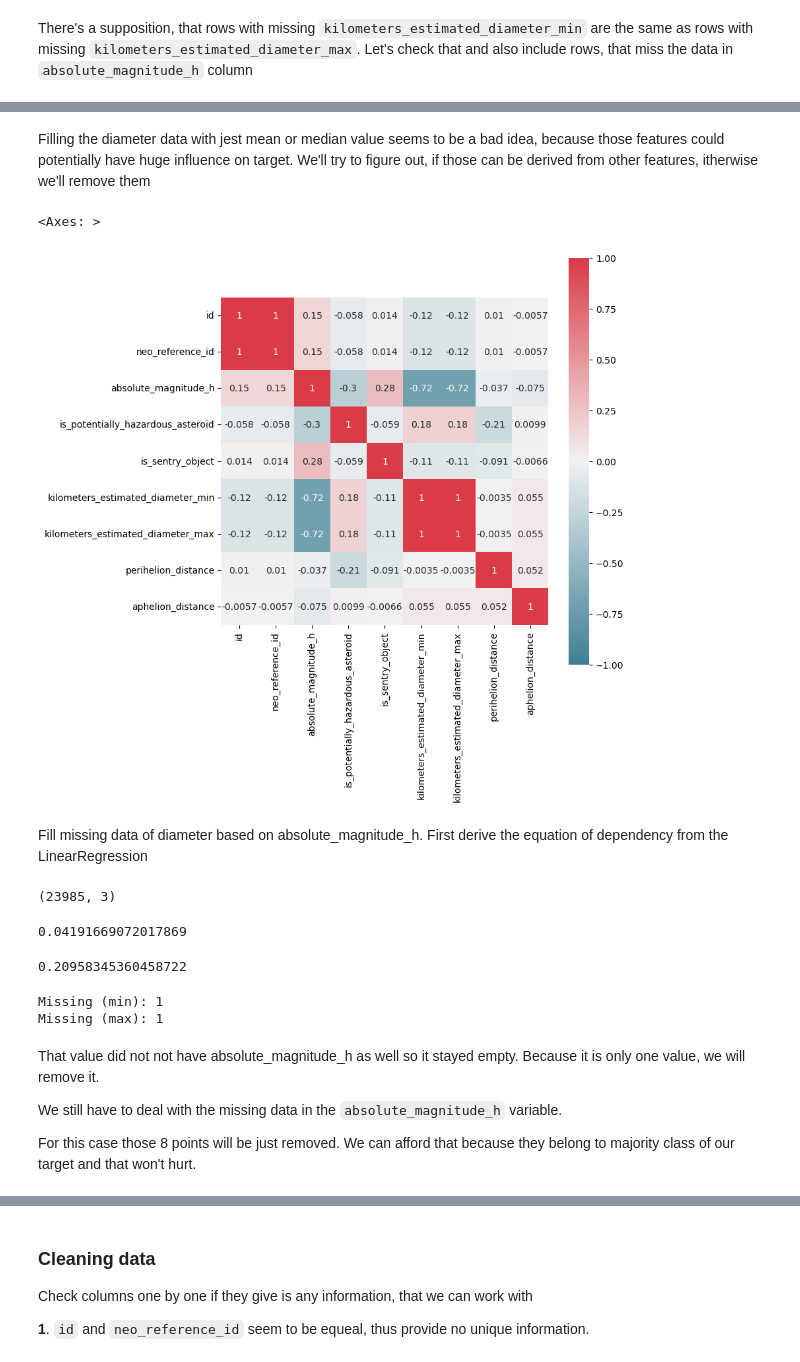
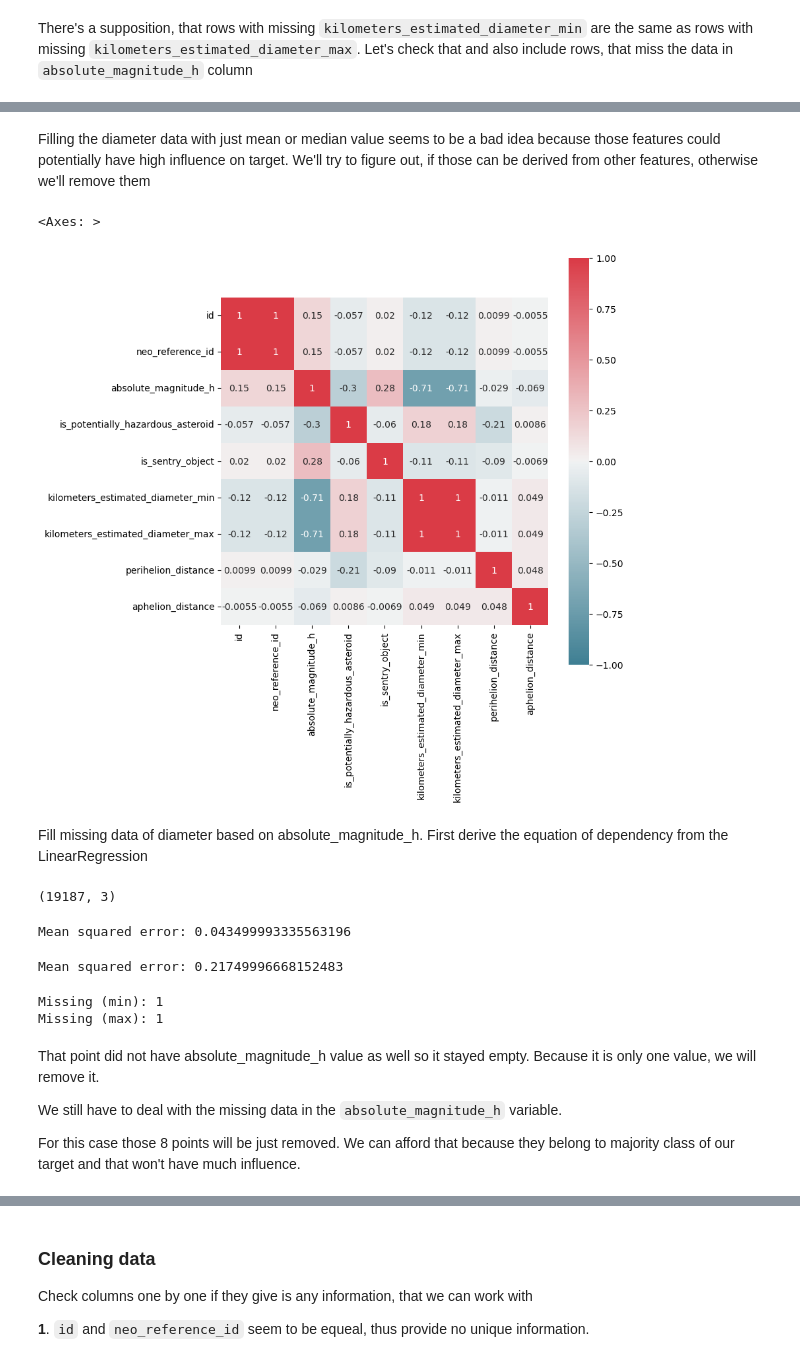
Before and after one commit to nadiia-duiunova/Hackathon, a Jupyter notebook: hakathon/2.space_problem.ipynb, the cells around one changed output, grey strips where cells are left out. Saved outputs shown, nothing was run; the diff lists cells and outputs as text; code cells hidden in the pictures.

```diff
--- a/hakathon/2.space_problem.ipynb
+++ b/hakathon/2.space_problem.ipynb
@@ -8,10 +9,12 @@ from sklearn.linear_model import LinearRegression, LogisticRegression
 from sklearn.model_selection import cross_val_score, train_test_split
 from sklearn.metrics import classification_report
 # %%
-data = pd.read_csv('Near-Earth-Objects.csv', index_col=0)
+data = pd.read_csv('2.Near-Earth-Objects.csv', index_col=0)
 data.head(3)
 # %% [output]
 |  | id | neo_reference_id | name | name_limited | designation | absolute_magnitude_h | ... |
 | 0 | 2001981 | 2001981 | 1981 Midas (1973 EA) | Midas | 1981 | 15.22 | ... |
 | 1 | 2002059 | 2002059 | 2059 Baboquivari (1963 UA) | Baboquivari | 2059 | 15.97 | ... |
 | 2 | 2002061 | 2002061 | 2061 Anza (1960 UA) | Anza | 2061 | 16.36 | ... |
+# %%
+data_train, data_test = train_test_split(data, test_size=0.2, random_state=42)
@@ -76,25 +81,27 @@ missing
 # %% [markdown]
-Filling the diameter data with jest mean or median value seems to be a bad idea, because those features could potentially have huge influence on target. We'll try to figure out, if those can be derived from other features, itherwise we'll remove them
+Filling the diameter data with just mean or median value seems to be a bad idea because those features could potentially have high influence on target. We'll try to figure out, if those can be derived from other features, otherwise we'll remove them
 # %%
-# build a correlation matrix to derive the dependencies of diameter features on ohter features
+# build a correlation matrix to derive the dependencies of diameter features on other features
 
 fig, axes = plt.subplots(figsize=(8, 8))
-corr = data.corr(numeric_only=True)
+corr = data_train.corr(numeric_only=True)
 sns.heatmap(corr,
     cmap=sns.diverging_palette(220, 10, as_cmap=True),
     vmin=-1.0, vmax=1.0, annot=True,
     square=True, ax=axes)
 # %% [output]
 <Axes: >
-[figure, old version]
+[figure, new version]
 # %% [markdown]
 Fill missing data of diameter based on absolute_magnitude_h. First derive the equation of dependency from the LinearRegression
 # %%
-filling_na_distances = data[['kilometers_estimated_diameter_min', 'kilometers_estimated_diameter_max', 'absolute_magnitude_h']].dropna()
+filling_na_distances = data_train[['kilometers_estimated_diameter_min', 'kilometers_estimated_diameter_max', 'absolute_magnitude_h']].dropna()
 filling_na_distances.shape
 # %% [output]
-(23985, 3)
+(19187, 3)
 # %%
+# get linear parameters for kilometers_estimated_diameter_min
+
 X = filling_na_distances[['absolute_magnitude_h']]
 Y = filling_na_distances['kilometers_estimated_diameter_min']
 model = LinearRegression()
@@ -103,26 +110,27 @@ pred = model.predict(X)
 
 # check if the prediction is adequate
 err = np.mean((pred-Y)**2)
-print(err)
+print(f'Mean squared error: {err}')
 
 # get intercept and slope of linear regression
 intercept_min_dist = model.intercept_
 slope_min_dist = model.coef_[0]
 # %% [output]
-0.04191669072017869
+Mean squared error: 0.043499993335563196
 # %%
-X = filling_na_distances[['absolute_magnitude_h']]
+# get linear parameters for kilometers_estimated_diameter_max
+
 Y = filling_na_distances['kilometers_estimated_diameter_max']
 model.fit(X,Y)
 pred = model.predict(X)
 
 # check if the prediction is adequate
 err = np.mean((pred-Y)**2)
-print(err)
+print(f'Mean squared error: {err}')
 
 # get intercept and slope of linear regression
 intercept_max_dist = model.intercept_
 slope_max_dist = model.coef_[0]
 # %% [output]
-0.20958345360458722
+Mean squared error: 0.21749996668152483
 # %%
@@ -139,9 +153,9 @@ print(f'Missing (max): {data.kilometers_estimated_diameter_max.isna().sum()}')
 Missing (min): 1
 Missing (max): 1
 # %% [markdown]
-That value did not not have absolute_magnitude_h as well so it stayed empty. Because it is only one value, we will remove it.
+That point did not have absolute_magnitude_h value as well so it stayed empty. Because it is only one value, we will remove it.
 
 We still have to deal with the missing data in the `absolute_magnitude_h` variable.
 
-For this case those 8 points will be just removed. We can afford that because they belong to majority class of our target and that won't hurt.
+For this case those 8 points will be just removed. We can afford that because they belong to majority class of our target and that won't have much influence.
 # %%
```
Also changed, not shown: parts of 26 cells of this notebook.
